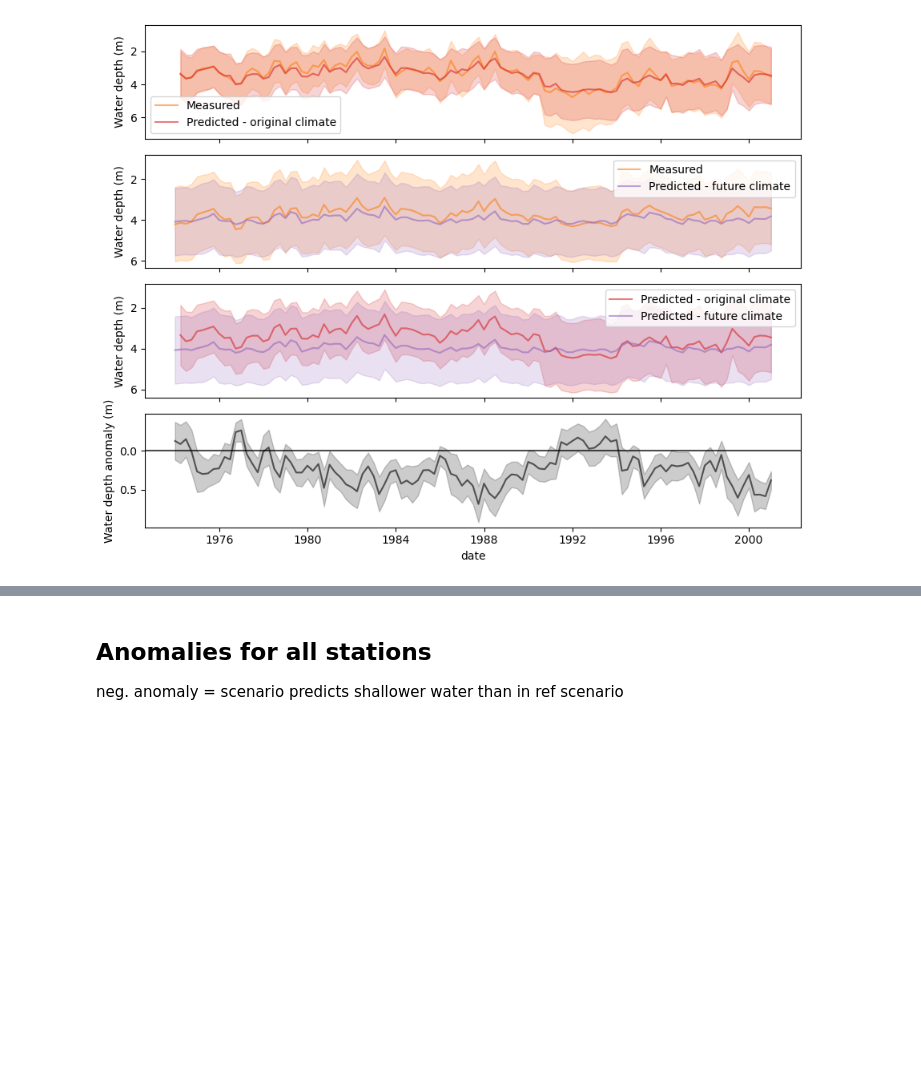
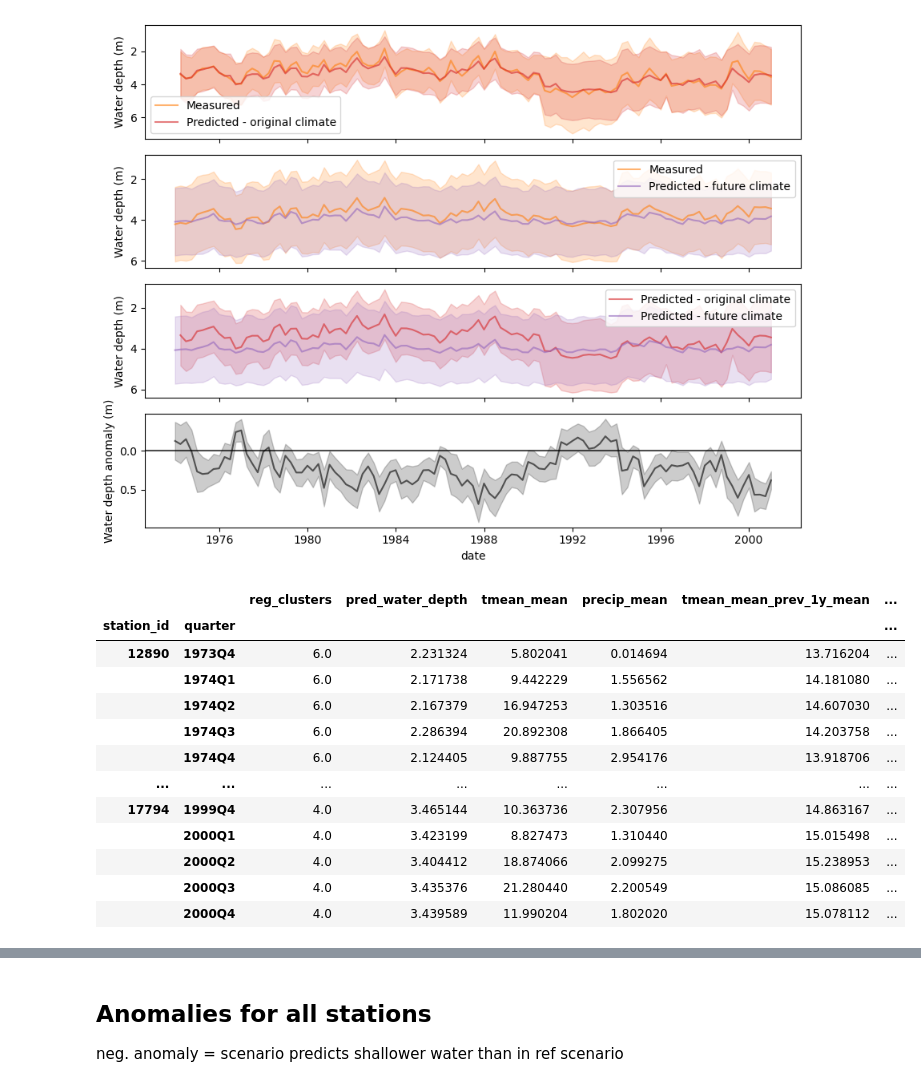
Before and after one commit to silandkyan/predict_groundwater, a Jupyter notebook: analyse_predictions.ipynb, the cells around one changed output, grey strips where cells are left out. Cells and saved outputs as stored; diff of their text form; code cells hidden in the pictures; blank space fills up the shorter version.

```diff
--- a/analyse_predictions.ipynb
+++ b/analyse_predictions.ipynb
@@ -215,5 +236,19 @@ plot_compare_scenario(past_filtered, base_filtered, pred_filtered)
 # %%
 #past.loc[:, past.columns != 'geometry'].groupby(by=['station_id', 'date']).mean()
 # %%
-pred['date'].values[0]#[0]
+pred['quarter'] = pred['date'].dt.to_period('Q')#.dt.quarter
+pred.loc[:, pred.columns != 'geometry'].groupby(by=['station_id', 'quarter']).mean()
 # %% [output]
+|  |  | reg_clusters | pred_water_depth | tmean_mean | precip_mean | tmean_mean_prev_1y_mean | ... |
+| station_id | quarter |  |  |  |  |  | ... |
+| 12890 | 1973Q4 | 6.0 | 2.231324 | 5.802041 | 0.014694 | 13.716204 | ... |
+|  | 1974Q1 | 6.0 | 2.171738 | 9.442229 | 1.556562 | 14.181080 | ... |
+|  | 1974Q2 | 6.0 | 2.167379 | 16.947253 | 1.303516 | 14.607030 | ... |
+|  | 1974Q3 | 6.0 | 2.286394 | 20.892308 | 1.866405 | 14.203758 | ... |
+|  | 1974Q4 | 6.0 | 2.124405 | 9.887755 | 2.954176 | 13.918706 | ... |
+| ... | ... | ... | ... | ... | ... | ... | ... |
+| 17794 | 1999Q4 | 4.0 | 3.465144 | 10.363736 | 2.307956 | 14.863167 | ... |
+|  | 2000Q1 | 4.0 | 3.423199 | 8.827473 | 1.310440 | 15.015498 | ... |
+|  | 2000Q2 | 4.0 | 3.404412 | 18.874066 | 2.099275 | 15.238953 | ... |
+|  | 2000Q3 | 4.0 | 3.435376 | 21.280440 | 2.200549 | 15.086085 | ... |
+|  | 2000Q4 | 4.0 | 3.439589 | 11.990204 | 1.802020 | 15.078112 | ... |
```
Also changed, not shown: parts of 7 cells of this notebook, 2 other files.
